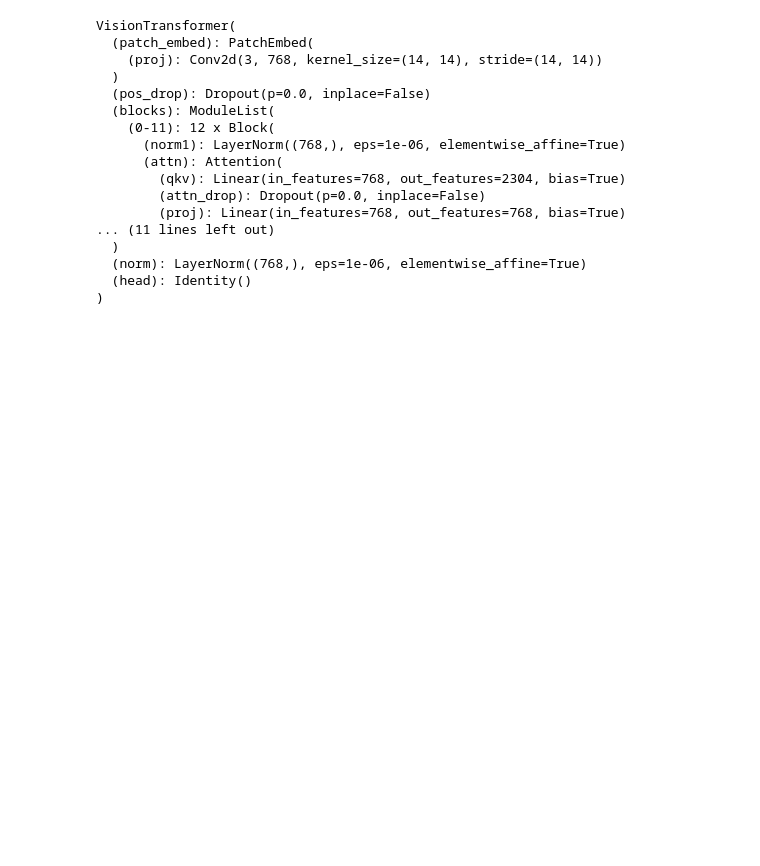
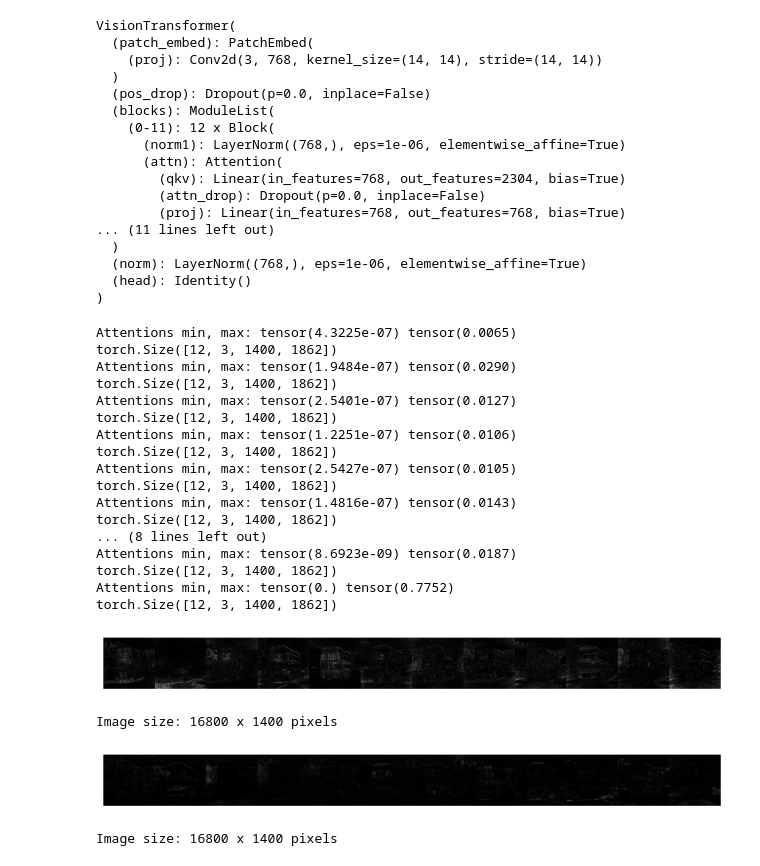
Before and after one commit to AlbanFlachot/SAYCam_Vs_EGO4D, a Jupyter notebook: Visualization_models.ipynb, the cells around one changed output. Saved outputs shown, nothing was run; the diff lists cells and outputs as text; code cells hidden in the pictures; blank space fills up the shorter version.

```diff
--- a/Visualization_models.ipynb
+++ b/Visualization_models.ipynb
@@ -23,7 +27,7 @@ Only 2 compatible models are thus dino_ego4d-200h_vitb14 and dino_say_vitb14
 # %%
 from utils import *
 
-model_say = load_model('dino_say_vitb14')
-#model_ego = load_model('dino_ego4d-200h_vitb14')
+#model_say = load_model('dino_say_vitb14')
+model_ego = load_model('dino_ego4d-200h_vitb14')
 # %% [output]
 Take key teacher in provided checkpoint dict
@@ -51,6 +55,32 @@ VisionTransformer(
   (head): Identity()
 )
 # %%
-img = preprocess_image("imgs/img_0.jpg", 1400)
+img = preprocess_image("imgs/img_25.jpg", 1400)
 with torch.no_grad():
-    visualize_attentions(model_say, img, patch_size=14)
+    ### visualize attention over blocks
+    for layer in range(1,13):
+        visualize_attentions(model_ego, img, save_name = 'atts_EGO4D_baby', patch_size=14, layernum = layer)
+    display_image('outputs_visualization/all_heads_atts_SAYCam_last.png')
+    display_image('outputs_visualization/all_heads_atts_EGO4D_last.png')
+# %% [output]
+Attentions min, max: tensor(4.3225e-07) tensor(0.0065)
+torch.Size([12, 3, 1400, 1862])
+Attentions min, max: tensor(1.9484e-07) tensor(0.0290)
+torch.Size([12, 3, 1400, 1862])
+Attentions min, max: tensor(2.5401e-07) tensor(0.0127)
+torch.Size([12, 3, 1400, 1862])
+Attentions min, max: tensor(1.2251e-07) tensor(0.0106)
+torch.Size([12, 3, 1400, 1862])
+Attentions min, max: tensor(2.5427e-07) tensor(0.0105)
+torch.Size([12, 3, 1400, 1862])
+Attentions min, max: tensor(1.4816e-07) tensor(0.0143)
+torch.Size([12, 3, 1400, 1862])
+... (8 lines left out)
+Attentions min, max: tensor(8.6923e-09) tensor(0.0187)
+torch.Size([12, 3, 1400, 1862])
+Attentions min, max: tensor(0.) tensor(0.7752)
+torch.Size([12, 3, 1400, 1862])
+[figure, added]
+Image size: 16800 x 1400 pixels
+[figure, added]
+Image size: 16800 x 1400 pixels
```
Also changed, not shown: parts of 6 cells of this notebook, 6 other files.
